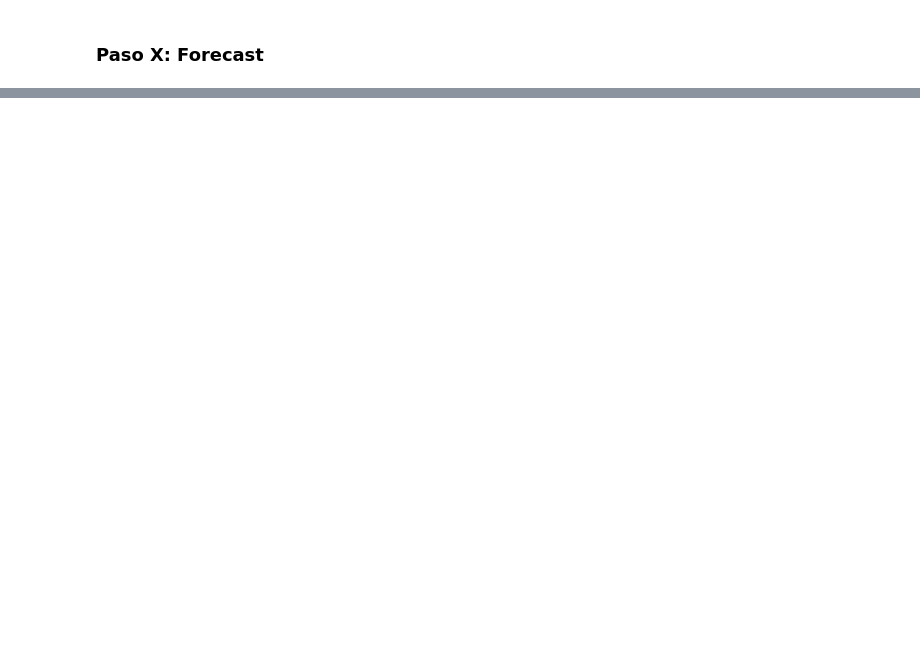
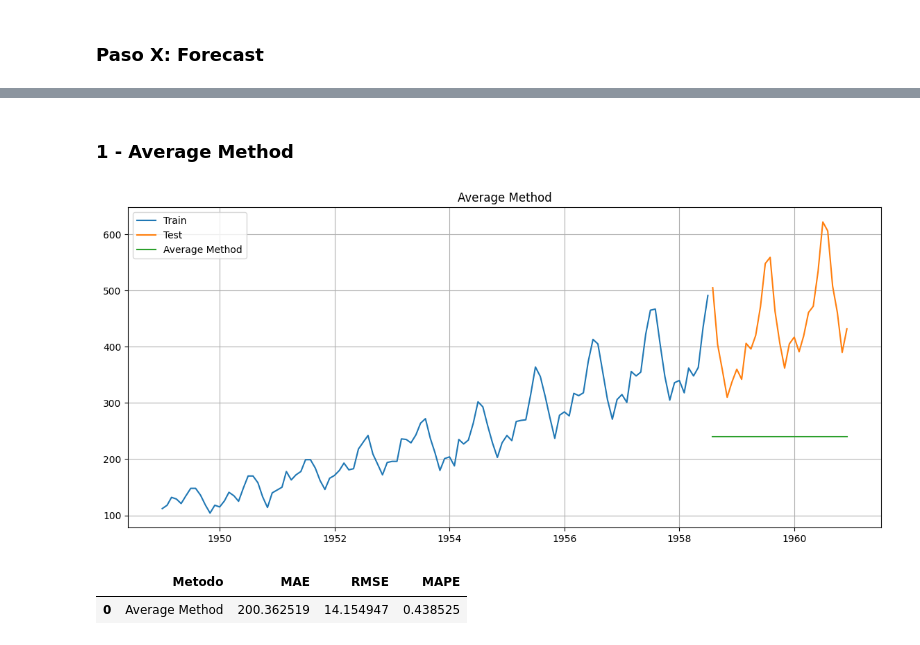
Before and after one commit to AndresMontesDeOca/TimeSeries, a Jupyter notebook: Machete_TS.ipynb, the cells around one changed output, grey strips where cells are left out. Saved outputs shown, nothing was run; the diff lists cells and outputs as text; code cells hidden in the pictures; blank space fills up the shorter version.

```diff
--- a/Machete_TS.ipynb
+++ b/Machete_TS.ipynb
@@ -57,5 +57,10 @@ bk_data_drugs = data_drugs.copy()
 
 print(data.info())
 display(data.head(13))
+
+# Split the dataset into train and test sets
+train_size = int(len(data) * 0.8)
+train, test = data[:train_size].copy(), data[train_size:].copy()
+train.tail(), test.head()
 # %% [output]
 <class 'pandas.core.frame.DataFrame'>
@@ -548,0 +491,41 @@ Freq: MS, Name: predicted_mean, Length: 143, dtype: float64
+# %% [markdown]
+### 1 - Average Method
+# %%
+# Calculate the average (mean) of the train set
+numerador = train['Pasajeros'].sum()
+denominador = len(train)
+resultado = numerador / denominador
+
+# Assign the mean to a new column in the test set
+test['prediccion_Average_M'] = resultado
+test.head()
+
+# Ploteamos
+plt.figure(figsize=(14,6))
+plt.grid()
+plt.plot(train['Pasajeros'], label='Train')
+plt.plot(test['Pasajeros'], label='Test')
+plt.plot(test['prediccion_Average_M'], label='Average Method')
+plt.legend(loc='best')
+plt.title('Average Method')
+plt.show()
+# %% [output]
+[figure, added]
+# %%
+# Evaluación de la Performance del Pronóstico
+
+from sklearn.metrics import mean_absolute_error, mean_absolute_percentage_error
+import math
+
+# Calculo los valores
+MAE_AV_METHOD = mean_absolute_error(test['Pasajeros'], test['prediccion_Average_M'])
+RMSE_AV_METHOD = math.sqrt(MAE_AV_METHOD)
+MAPE_AV_METHOD = mean_absolute_percentage_error(test['Pasajeros'], test['prediccion_Average_M'])
+
+# Imprimo los resultados
+resultados_AV_METHOD = pd.DataFrame({'Metodo':['Average Method'],'MAE':[MAE_AV_METHOD] ,'RMSE': [RMSE_AV_METHOD], 'MAPE': [MAPE_AV_METHOD]})
+resultados_AV_METHOD = resultados_AV_METHOD[['Metodo', 'MAE','RMSE', 'MAPE']]
+display(resultados_AV_METHOD)
+# %% [output]
+|  | Metodo | MAE | RMSE | MAPE |
+| 0 | Average Method | 200.362519 | 14.154947 | 0.438525 |
```
Also changed, not shown: parts of 18 cells of this notebook.
